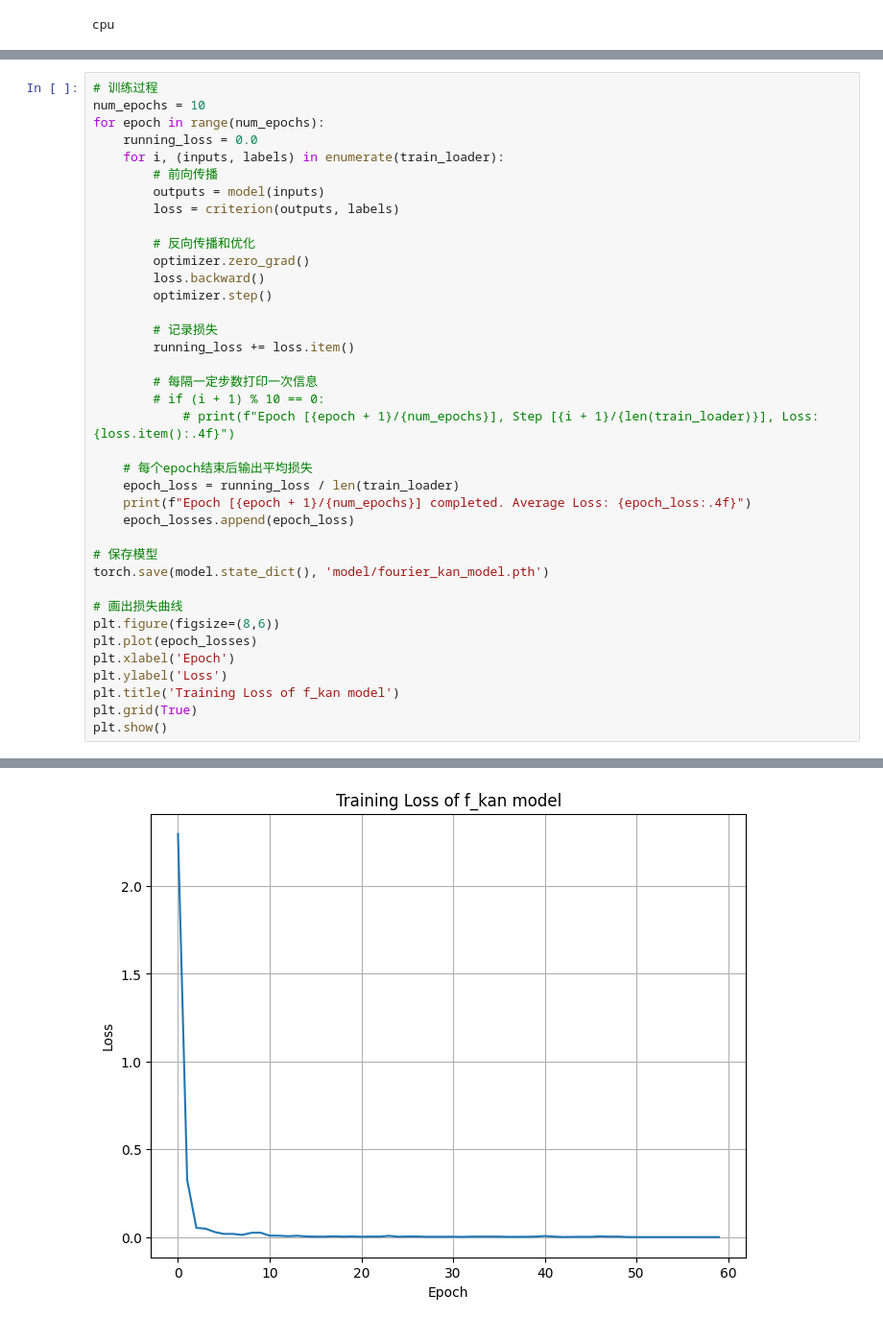
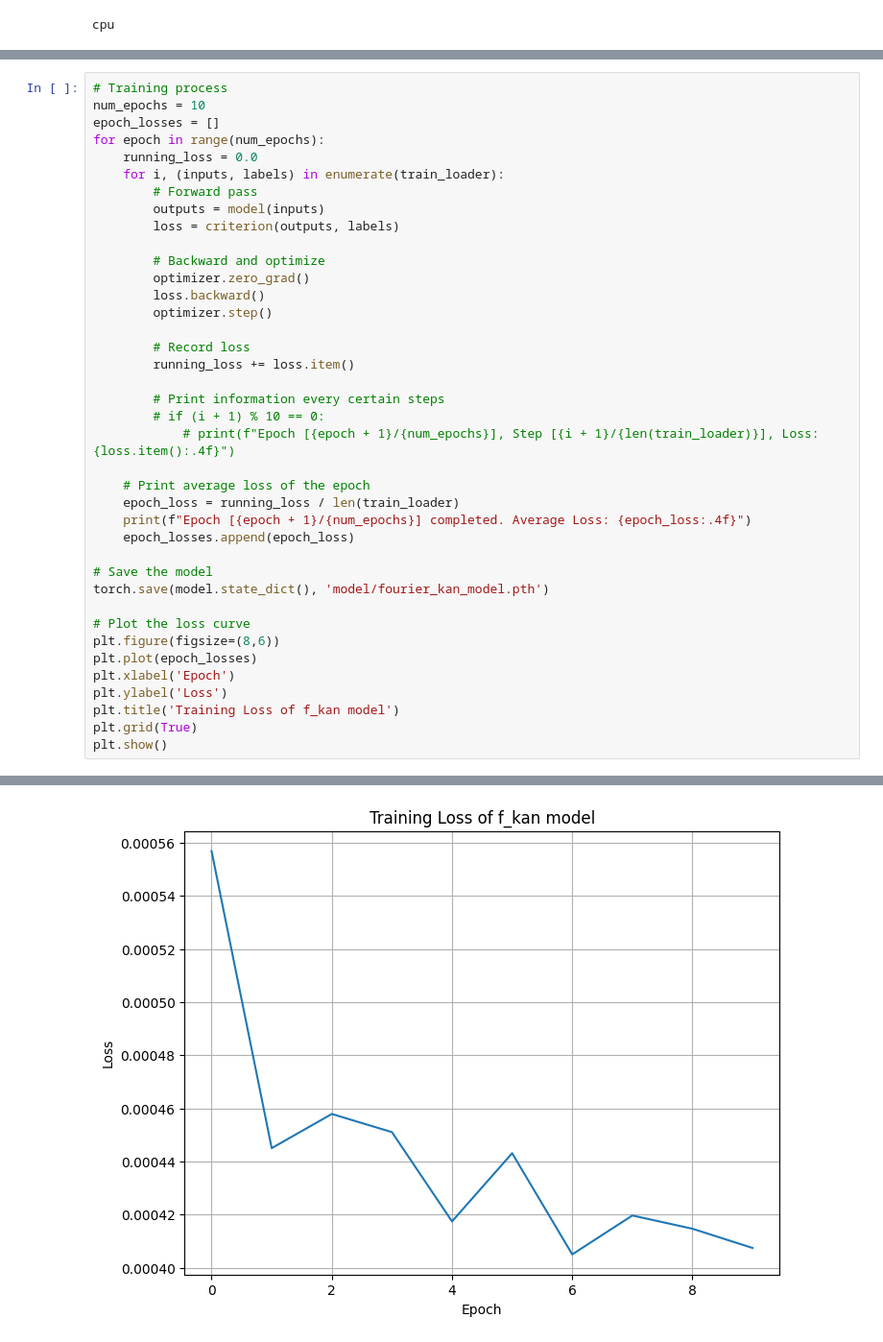
Before and after one commit to Ivans-11/base-kan, a Jupyter notebook: notebook/f_kan_train.ipynb, the cells around one changed output, grey strips where cells are left out. Shown: that part at 96% size. Cells and saved outputs as stored; diff of their text form.

```diff
--- a/notebook/f_kan_train.ipynb
+++ b/notebook/f_kan_train.ipynb
@@ -107,53 +107,54 @@ plt.show()
 new_frequency_count=4
 model.increase_frequency(new_frequency_count=new_frequency_count)
 # %%
-# 训练过程
+# Training process
 num_epochs = 10
+epoch_losses = []
 for epoch in range(num_epochs):
     running_loss = 0.0
     for i, (inputs, labels) in enumerate(train_loader):
-        # 前向传播
+        # Forward pass
         outputs = model(inputs)
         loss = criterion(outputs, labels)
 
-        # 反向传播和优化
+        # Backward and optimize
         optimizer.zero_grad()
         loss.backward()
         optimizer.step()
 
-        # 记录损失
+        # Record loss
         running_loss += loss.item()
 
-        # 每隔一定步数打印一次信息
+        # Print information every certain steps
         # if (i + 1) % 10 == 0:
             # print(f"Epoch [{epoch + 1}/{num_epochs}], Step [{i + 1}/{len(train_loader)}], Loss: {loss.item():.4f}")
 
-    # 每个epoch结束后输出平均损失
+    # Print average loss of the epoch
     epoch_loss = running_loss / len(train_loader)
     print(f"Epoch [{epoch + 1}/{num_epochs}] completed. Average Loss: {epoch_loss:.4f}")
     epoch_losses.append(epoch_loss)
 
-# 保存模型
+# Save the model
 torch.save(model.state_dict(), 'model/fourier_kan_model.pth')
 
-# 画出损失曲线
+# Plot the loss curve
 plt.figure(figsize=(8,6))
 plt.plot(epoch_losses)
 plt.xlabel('Epoch')
 plt.ylabel('Loss')
 plt.title('Training Loss of f_kan model')
 plt.grid(True)
 plt.show()
 # %% [output]
 Epoch [1/10] completed. Average Loss: 0.0006
 Epoch [2/10] completed. Average Loss: 0.0004
 Epoch [3/10] completed. Average Loss: 0.0005
 Epoch [4/10] completed. Average Loss: 0.0005
 Epoch [5/10] completed. Average Loss: 0.0004
 Epoch [6/10] completed. Average Loss: 0.0004
 Epoch [7/10] completed. Average Loss: 0.0004
 Epoch [8/10] completed. Average Loss: 0.0004
 Epoch [9/10] completed. Average Loss: 0.0004
 Epoch [10/10] completed. Average Loss: 0.0004
-[figure, old version]
+[figure, new version]
 # %%
```
Also changed, not shown: parts of 7 cells of this notebook, 8 other files.
